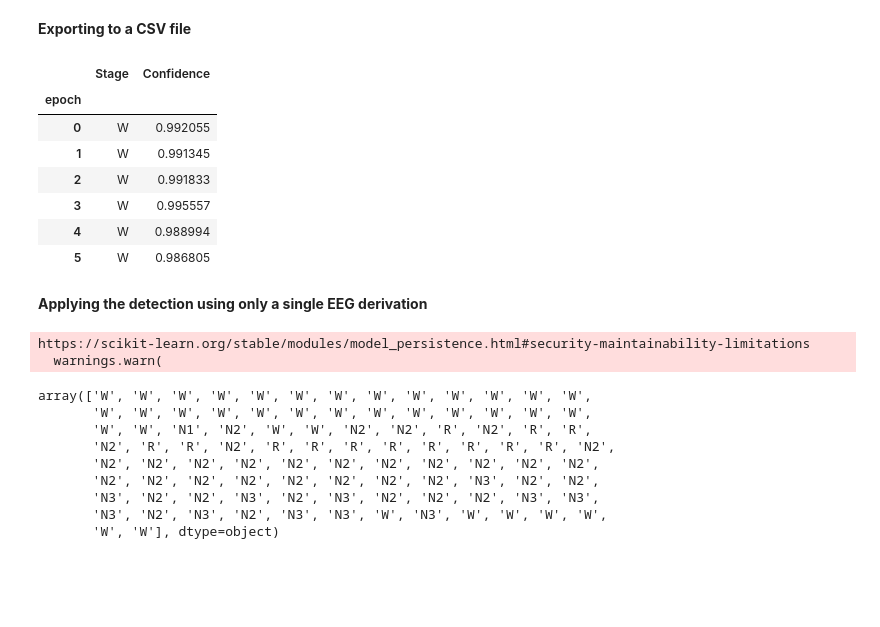
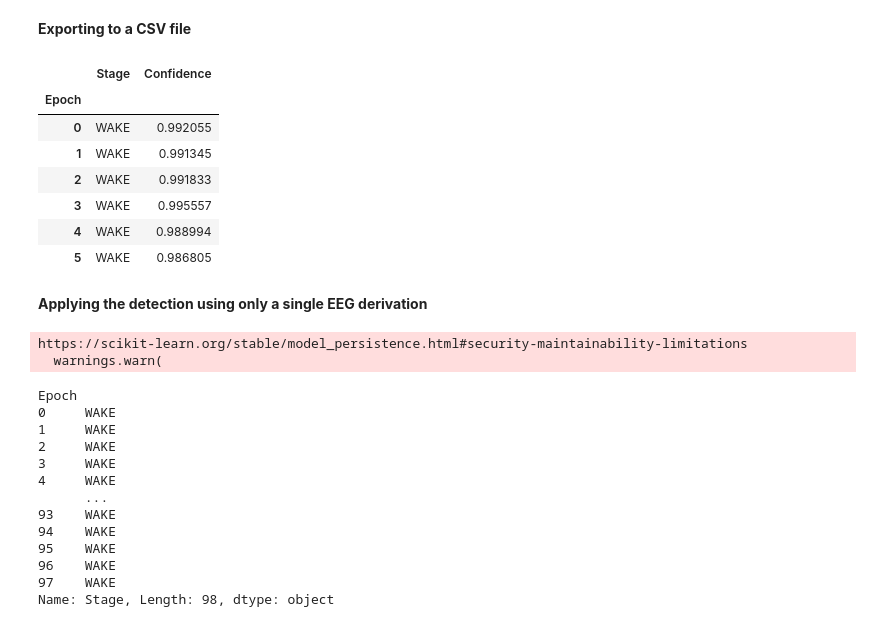
Before and after one commit to raphaelvallat/yasa, a Jupyter notebook: notebooks/14_automatic_sleep_staging.ipynb, the cells around one changed output. Saved outputs shown, nothing was run; the diff lists cells and outputs as text; code cells hidden in the pictures; blank space fills up the shorter version.

```diff
--- a/notebooks/14_automatic_sleep_staging.ipynb
+++ b/notebooks/14_automatic_sleep_staging.ipynb
@@ -131,34 +194,39 @@ Length: 98, dtype: float64
+# %%
+# We can also add the confidence level:
+df_pred = hyp.hypno.to_frame()
+df_pred["Confidence"] = confidence
+df_pred.head(6)
+# %% [output]
+|  | Stage | Confidence |
+| Epoch |  |  |
+| 0 | WAKE | 0.992055 |
+| 1 | WAKE | 0.991345 |
+| 2 | WAKE | 0.991833 |
+| 3 | WAKE | 0.995557 |
+| 4 | WAKE | 0.988994 |
+| 5 | WAKE | 0.986805 |
 # %%
-# Let's first create a dataframe with the predicted stages and confidence
-df_pred = pd.DataFrame({'Stage': y_pred, 'Confidence': confidence})
-df_pred.head(6)
-
 # Now export to a CSV file
-# df_pred.to_csv("my_hypno.csv")
+df_pred.to_csv("my_hypno.csv")
-# %% [output]
-|  | Stage | Confidence |
-| epoch |  |  |
-| 0 | W | 0.992055 |
-| 1 | W | 0.991345 |
-| 2 | W | 0.991833 |
-| 3 | W | 0.995557 |
-| 4 | W | 0.988994 |
-| 5 | W | 0.986805 |
 # %% [markdown]
 **Applying the detection using only a single EEG derivation**
 # %%
 # Using just an EEG channel (= no EOG or EMG)
 y_pred = yasa.SleepStaging(raw, eeg_name="C4").predict()
-y_pred
+y_pred.hypno
 # %% [output]
-https://scikit-learn.org/stable/modules/model_persistence.html#security-maintainability-limitations
+https://scikit-learn.org/stable/model_persistence.html#security-maintainability-limitations
   warnings.warn(
-array(['W', 'W', 'W', 'W', 'W', 'W', 'W', 'W', 'W', 'W', 'W', 'W', 'W',
-       'W', 'W', 'W', 'W', 'W', 'W', 'W', 'W', 'W', 'W', 'W', 'W', 'W',
-       'W', 'W', 'N1', 'N2', 'W', 'W', 'N2', 'N2', 'R', 'N2', 'R', 'R',
-       'N2', 'R', 'R', 'N2', 'R', 'R', 'R', 'R', 'R', 'R', 'R', 'R', 'N2',
-       'N2', 'N2', 'N2', 'N2', 'N2', 'N2', 'N2', 'N2', 'N2', 'N2', 'N2',
-       'N2', 'N2', 'N2', 'N2', 'N2', 'N2', 'N2', 'N2', 'N3', 'N2', 'N2',
-       'N3', 'N2', 'N2', 'N3', 'N2', 'N3', 'N2', 'N2', 'N2', 'N3', 'N3',
-       'N3', 'N2', 'N3', 'N2', 'N3', 'N3', 'W', 'N3', 'W', 'W', 'W', 'W',
-       'W', 'W'], dtype=object)
+Epoch
+0     WAKE
+1     WAKE
+2     WAKE
+3     WAKE
+4     WAKE
+      ...
+93    WAKE
+94    WAKE
+95    WAKE
+96    WAKE
+97    WAKE
+Name: Stage, Length: 98, dtype: object
```
Also changed, not shown: parts of 11 cells of this notebook, 2 other files.
